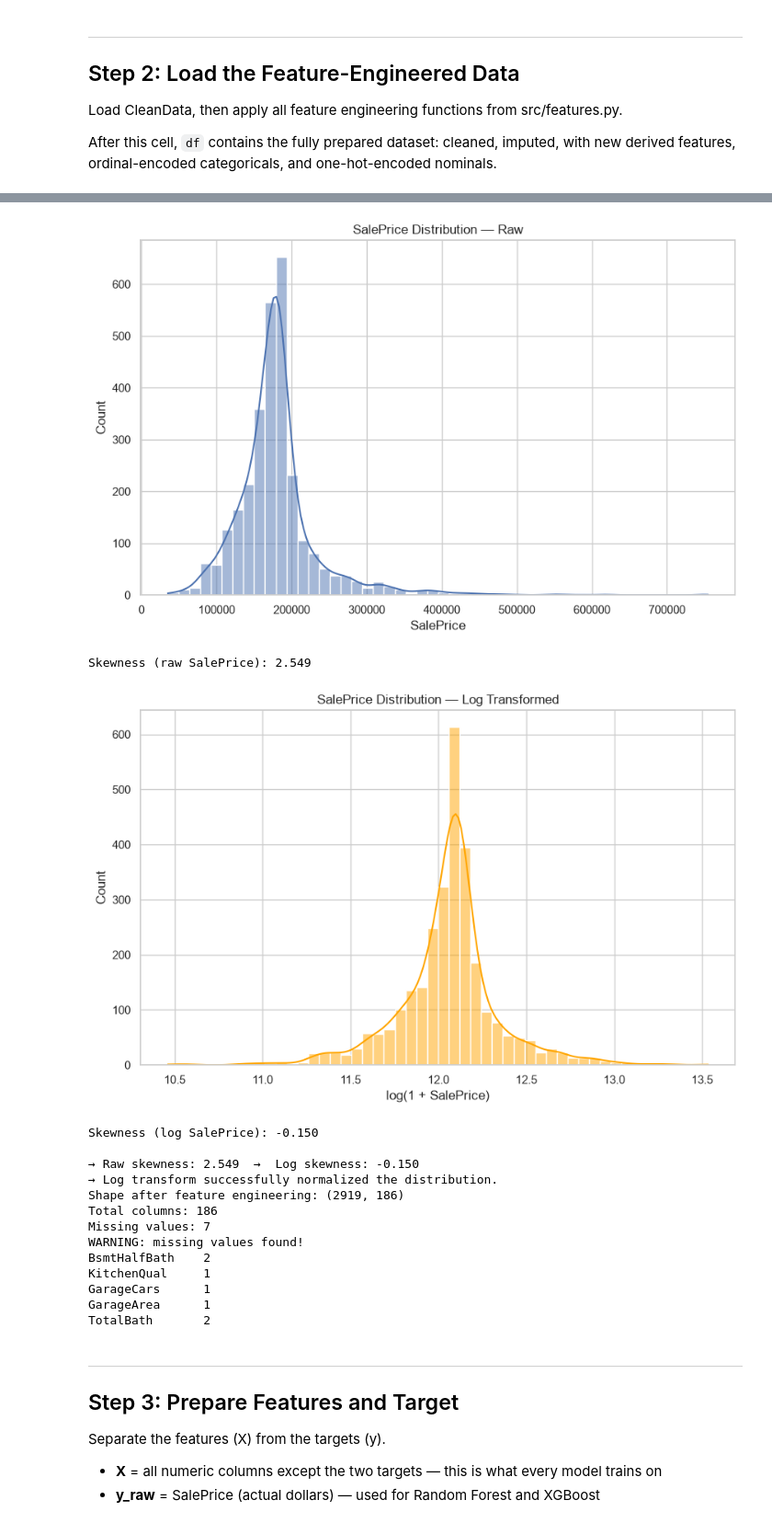
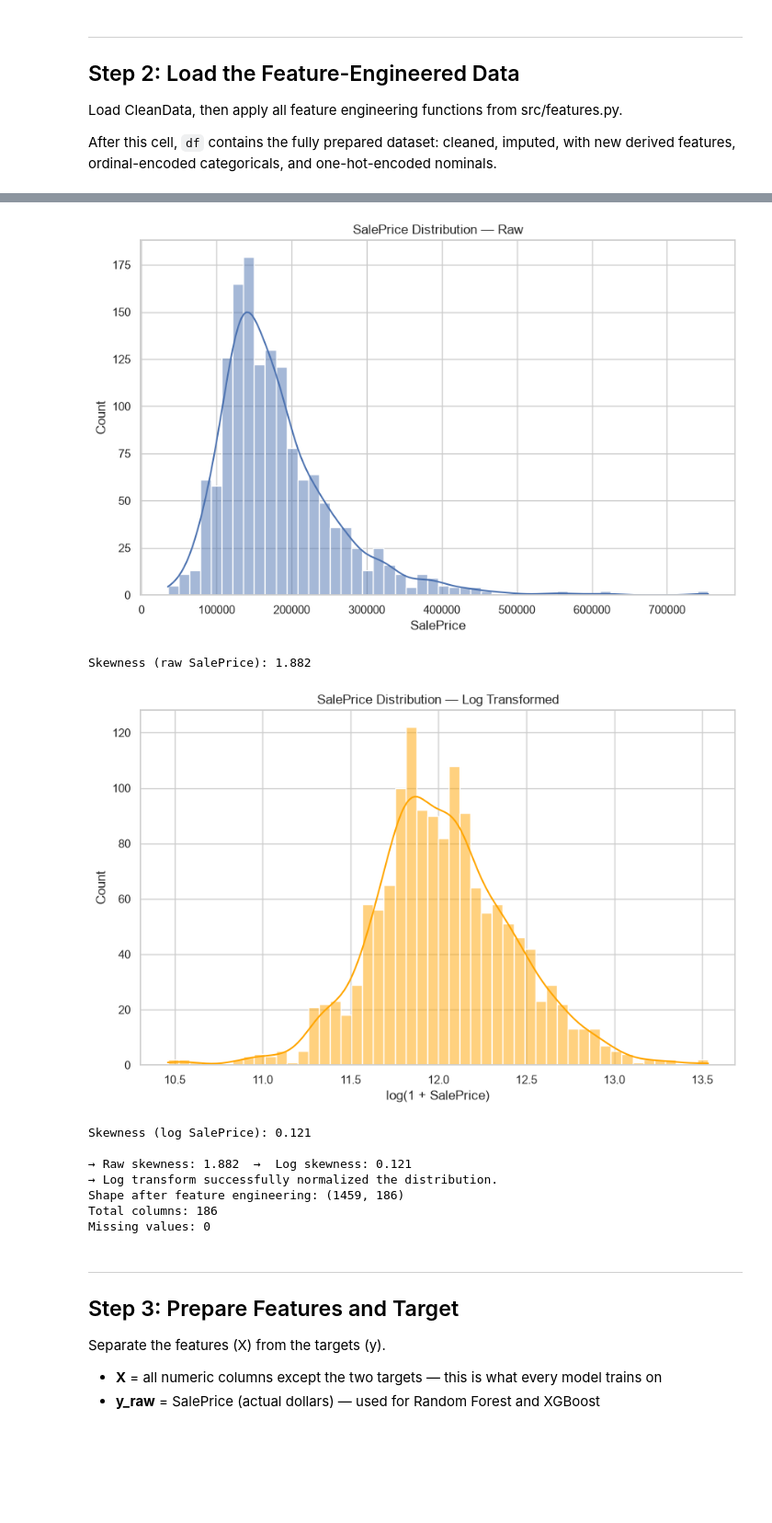
Before and after one commit to abdoelkabli12-lang/Ames-Housing-ML, a Jupyter notebook: notebooks/03_modeling.ipynb, the cells around one changed output, grey strips where cells are left out. Shown at 92% size. Saved outputs shown, nothing was run; the diff lists cells and outputs as text; code cells hidden in the pictures; blank space fills up the shorter version.

```diff
--- a/notebooks/03_modeling.ipynb
+++ b/notebooks/03_modeling.ipynb
@@ -51,7 +51,7 @@ After this cell, `df` contains the fully prepared dataset: cleaned, imputed, wit
 # %%
 # Load cleaned data
 import sys
-sys.path.insert(0, r'C:\Users\ycode\Documents\Ames-Housing-ML')
+sys.path.insert(0, r'C:\Users\ycode\Documents\Ames-Housing-ML\src')
 
 from src.preprocess import CleanData
 from src.features import add_numeric_features, encode_ordinal_features, encode_nominal_features
@@ -97,24 +97,18 @@ min       34900.000000
 max      755000.000000
 Name: SalePrice, dtype: float64
 
 Zero values: 0
 Negative values: 0
-[figure, old version]
+[figure, new version]
-Skewness (raw SalePrice): 2.549
+Skewness (raw SalePrice): 1.882
-[figure, old version]
+[figure, new version]
-Skewness (log SalePrice): -0.150
+Skewness (log SalePrice): 0.121
 
-→ Raw skewness: 2.549  →  Log skewness: -0.150
+→ Raw skewness: 1.882  →  Log skewness: 0.121
 → Log transform successfully normalized the distribution.
-Shape after feature engineering: (2919, 186)
+Shape after feature engineering: (1459, 186)
 Total columns: 186
-Missing values: 7
-WARNING: missing values found!
-BsmtHalfBath    2
-KitchenQual     1
-GarageCars      1
-GarageArea      1
-TotalBath       2
+Missing values: 0
 # %% [markdown]
 ---
 ## Step 3: Prepare Features and Target
```
Also changed, not shown: parts of 11 cells of this notebook, 10 other files.
